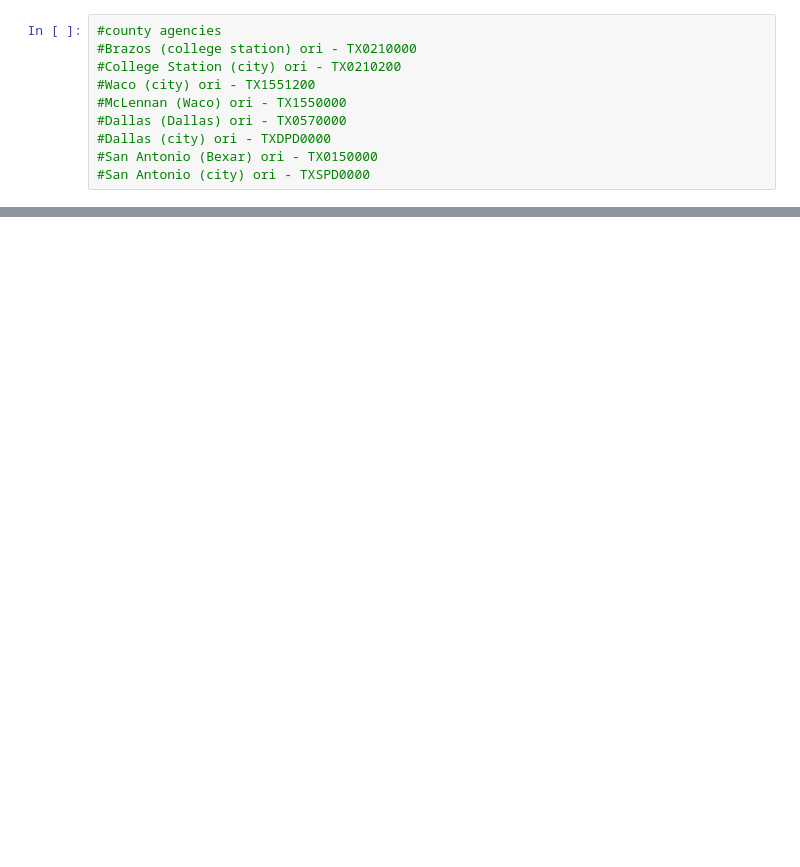
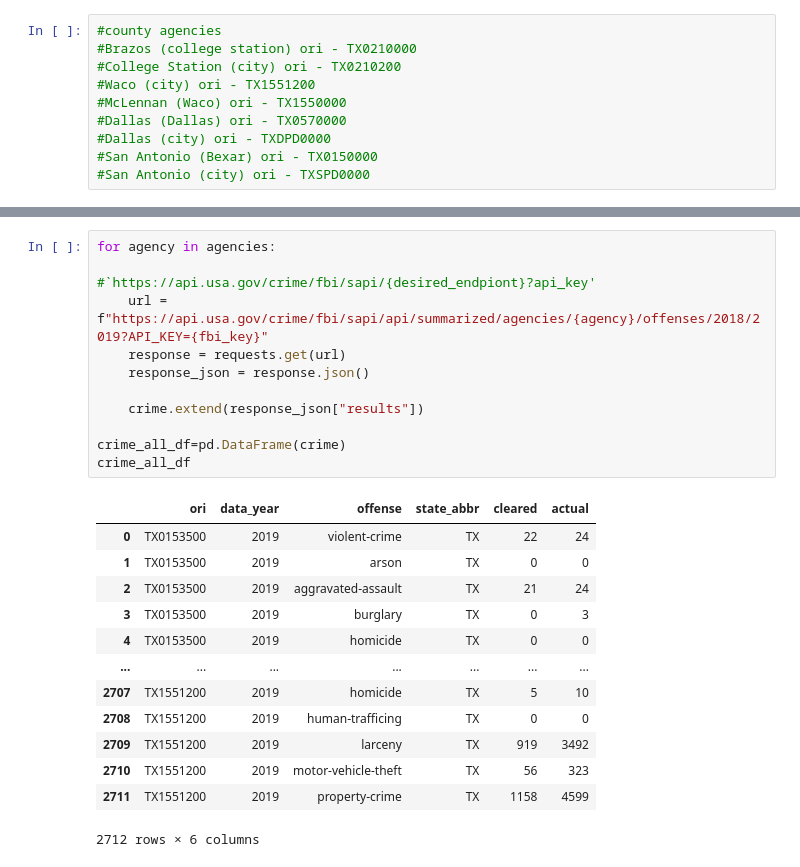
Before and after one commit to Aprieto7/Project-1, a Jupyter notebook: Crime_Data.ipynb, the cells around one changed output, grey strips where cells are left out. Cells and saved outputs as stored; diff of their text form; blank space fills up the shorter version.

```diff
--- a/Crime_Data.ipynb
+++ b/Crime_Data.ipynb
@@ -106,0 +100,26 @@ print(response_json)
+# %%
+for agency in agencies:
+
+#`https://api.usa.gov/crime/fbi/sapi/{desired_endpiont}?api_key'
+    url = f"https://api.usa.gov/crime/fbi/sapi/api/summarized/agencies/{agency}/offenses/2018/2019?API_KEY={fbi_key}"
+    response = requests.get(url)
+    response_json = response.json()
+
+    crime.extend(response_json["results"])
+
+crime_all_df=pd.DataFrame(crime)
+crime_all_df
+# %% [output]
+|  | ori | data_year | offense | state_abbr | cleared | actual |
+| 0 | TX0153500 | 2019 | violent-crime | TX | 22 | 24 |
+| 1 | TX0153500 | 2019 | arson | TX | 0 | 0 |
+| 2 | TX0153500 | 2019 | aggravated-assault | TX | 21 | 24 |
+| 3 | TX0153500 | 2019 | burglary | TX | 0 | 3 |
+| 4 | TX0153500 | 2019 | homicide | TX | 0 | 0 |
+| ... | ... | ... | ... | ... | ... | ... |
+| 2707 | TX1551200 | 2019 | homicide | TX | 5 | 10 |
+| 2708 | TX1551200 | 2019 | human-trafficing | TX | 0 | 0 |
+| 2709 | TX1551200 | 2019 | larceny | TX | 919 | 3492 |
+| 2710 | TX1551200 | 2019 | motor-vehicle-theft | TX | 56 | 323 |
+| 2711 | TX1551200 | 2019 | property-crime | TX | 1158 | 4599 |
+2712 rows × 6 columns
```
Also changed, not shown: parts of 11 cells of this notebook.
